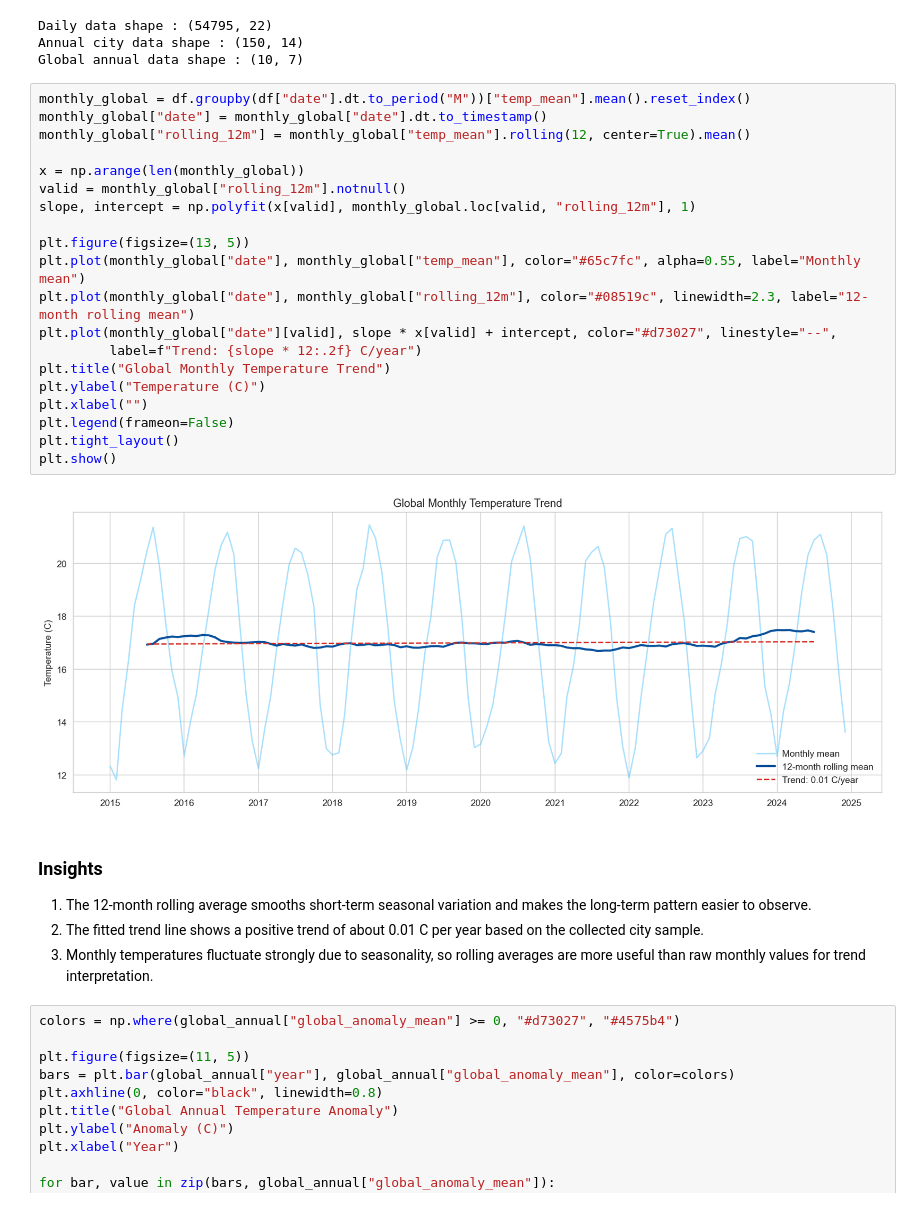
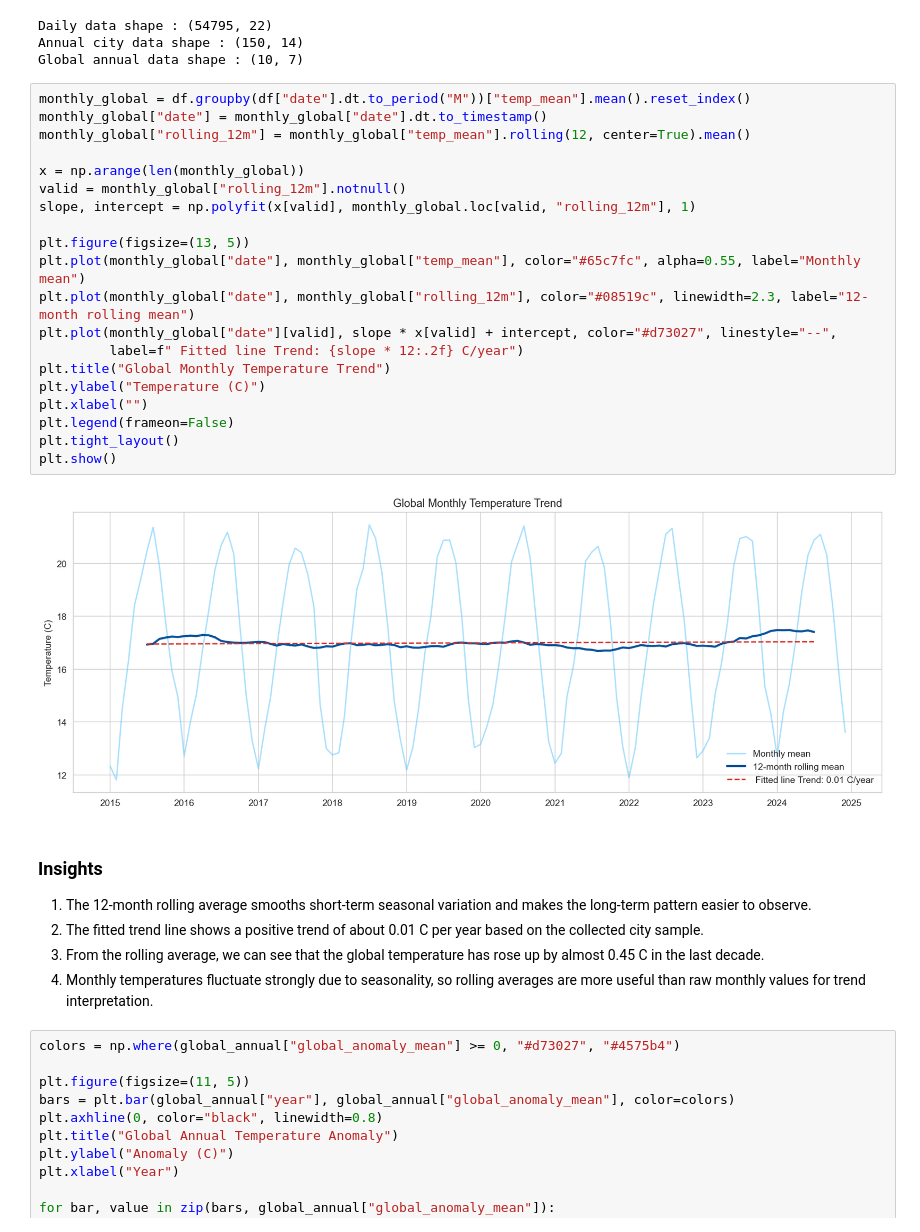
Before and after one commit to sujalsom22/Major_Project_DSL251_Global_Warming_Analysis, a Jupyter notebook: EDA.ipynb, the cells around one changed output. Saved outputs shown, nothing was run; the diff lists cells and outputs as text.

Commit message:
Global_Warming_Analysis

```diff
--- a/EDA.ipynb
+++ b/EDA.ipynb
@@ -34,30 +34,31 @@ Global annual data shape : (10, 7)
 # %%
 monthly_global = df.groupby(df["date"].dt.to_period("M"))["temp_mean"].mean().reset_index()
 monthly_global["date"] = monthly_global["date"].dt.to_timestamp()
 monthly_global["rolling_12m"] = monthly_global["temp_mean"].rolling(12, center=True).mean()
 
 x = np.arange(len(monthly_global))
 valid = monthly_global["rolling_12m"].notnull()
 slope, intercept = np.polyfit(x[valid], monthly_global.loc[valid, "rolling_12m"], 1)
 
 plt.figure(figsize=(13, 5))
 plt.plot(monthly_global["date"], monthly_global["temp_mean"], color="#65c7fc", alpha=0.55, label="Monthly mean")
 plt.plot(monthly_global["date"], monthly_global["rolling_12m"], color="#08519c", linewidth=2.3, label="12-month rolling mean")
 plt.plot(monthly_global["date"][valid], slope * x[valid] + intercept, color="#d73027", linestyle="--",
-         label=f"Trend: {slope * 12:.2f} C/year")
+         label=f" Fitted line Trend: {slope * 12:.2f} C/year")
 plt.title("Global Monthly Temperature Trend")
 plt.ylabel("Temperature (C)")
 plt.xlabel("")
 plt.legend(frameon=False)
 plt.tight_layout()
 plt.show()
 # %% [output]
-[figure, old version]
+[figure, new version]
 # %% [markdown]
 ### Insights
 1. The 12-month rolling average smooths short-term seasonal variation and makes the long-term pattern easier to observe.
 2. The fitted trend line shows a positive trend of about 0.01 C per year based on the collected city sample.
-3. Monthly temperatures fluctuate strongly due to seasonality, so rolling averages are more useful than raw monthly values for trend interpretation.
+3. From the rolling average, we can see that the global temperature has rose up by almost 0.45 C in the last decade.
+4. Monthly temperatures fluctuate strongly due to seasonality, so rolling averages are more useful than raw monthly values for trend interpretation.
 # %%
 colors = np.where(global_annual["global_anomaly_mean"] >= 0, "#d73027", "#4575b4")
 
```
Also changed, not shown: parts of 1 cell of this notebook, 2 other files.
